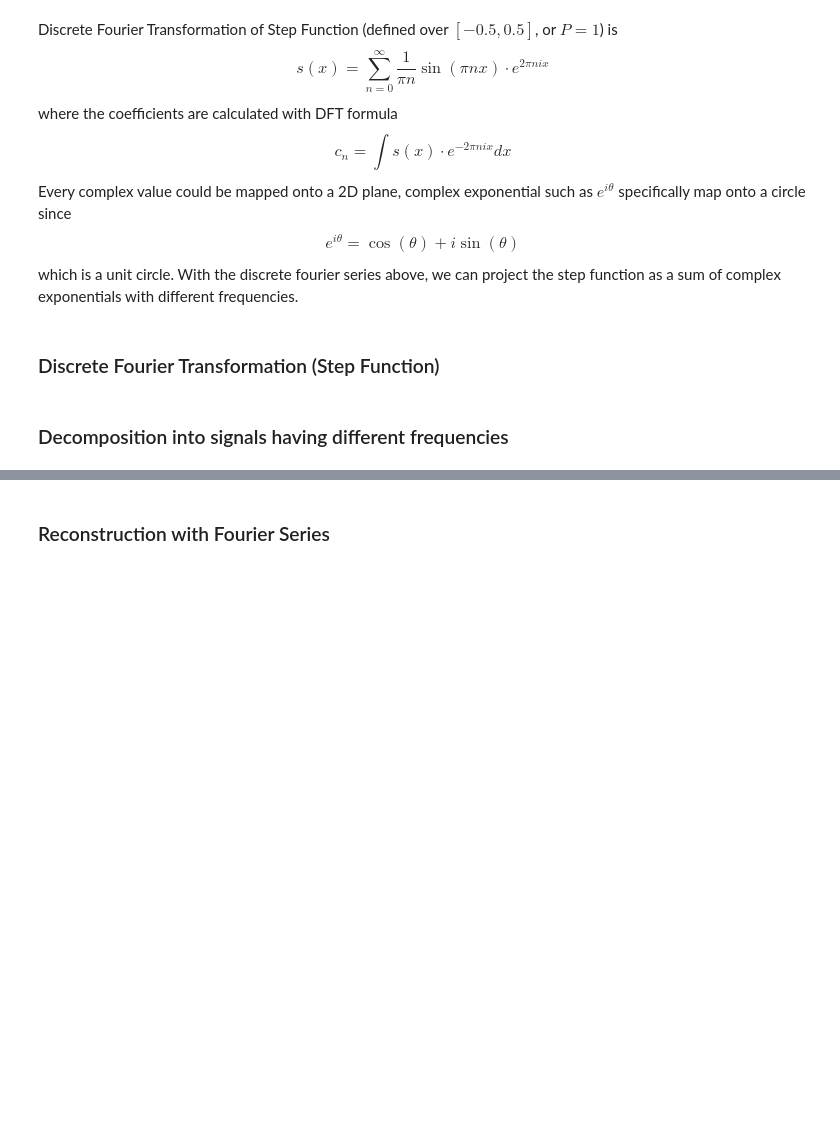
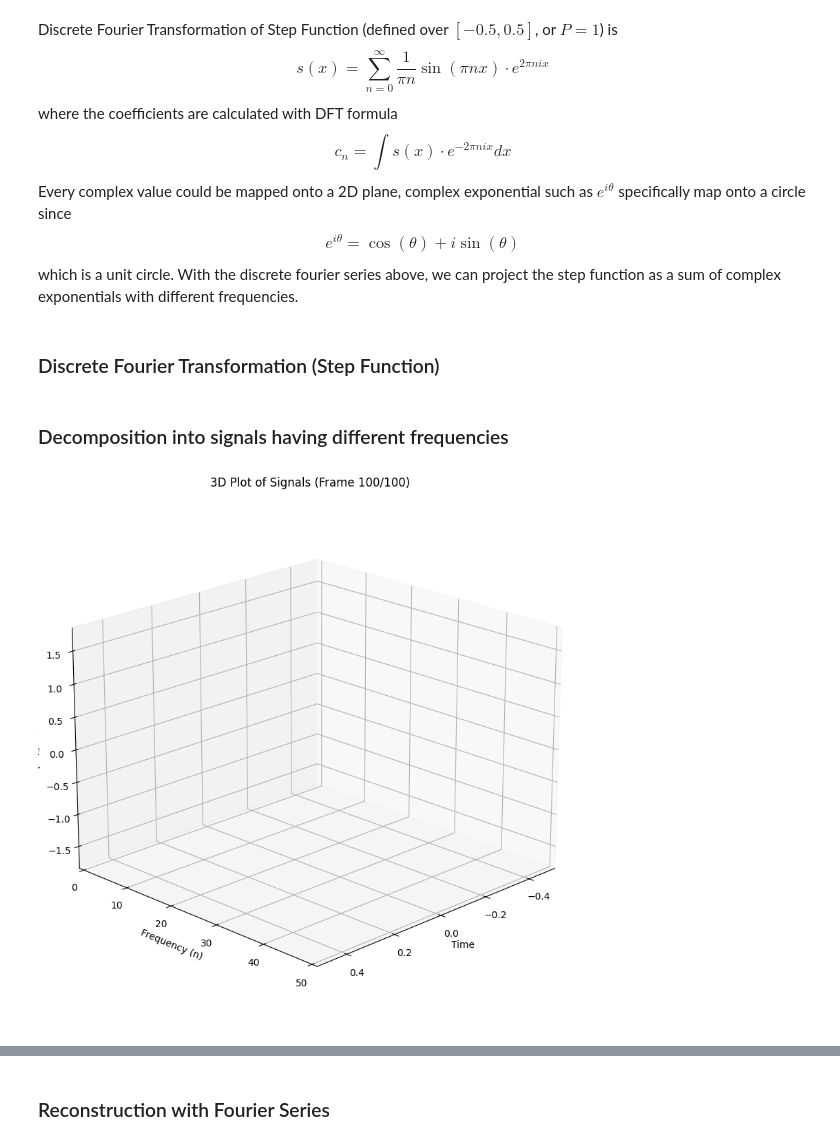
Before and after one commit to fangyuan-ksgk/waveletGPT, a Jupyter notebook: test.ipynb, the cells around one changed output, grey strips where cells are left out. Saved outputs shown, nothing was run; the diff lists cells and outputs as text; code cells hidden in the pictures; blank space fills up the shorter version.

```diff
--- a/test.ipynb
+++ b/test.ipynb
@@ -71,5 +65,14 @@ fourier_series = np.sum(signals, axis=0)
 # %% [markdown]
 ### Decomposition into signals having different frequencies
+# %%
+from fourier import animate_approximation_3d
+from matplotlib.animation import PillowWriter
+anim = animate_approximation_3d(t, positive_freq_signals, step_function)
+anim.save('dft_approximation_3d.gif', writer=PillowWriter(fps=5))
+
+# plt.show()
+# %% [output]
+[figure, added]
 # %%
 import numpy as np
 import matplotlib.pyplot as plt
```
Also changed, not shown: parts of 10 cells of this notebook, 3 other files.
